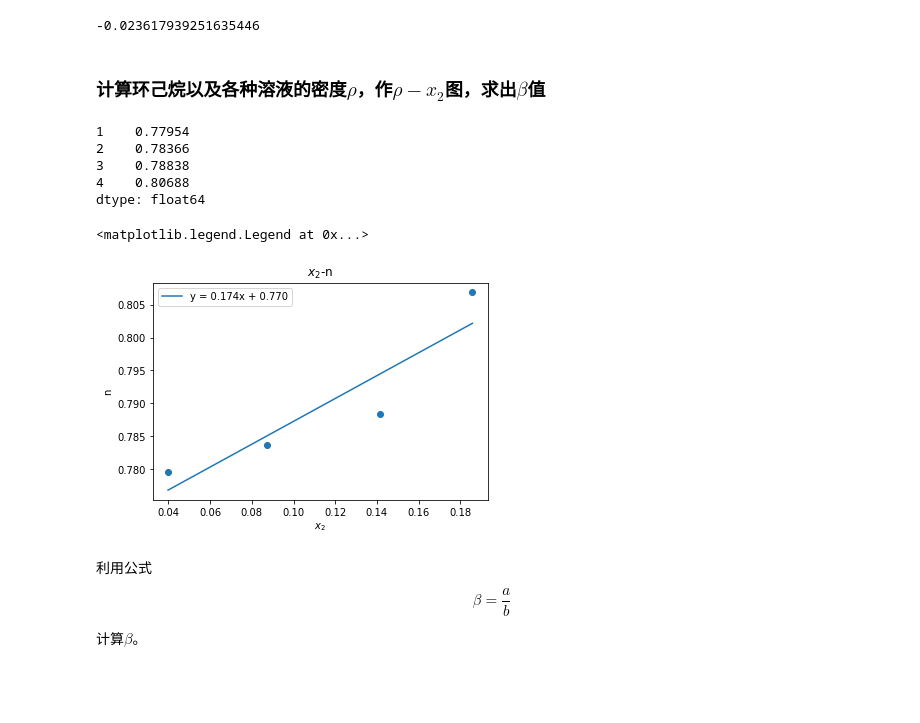
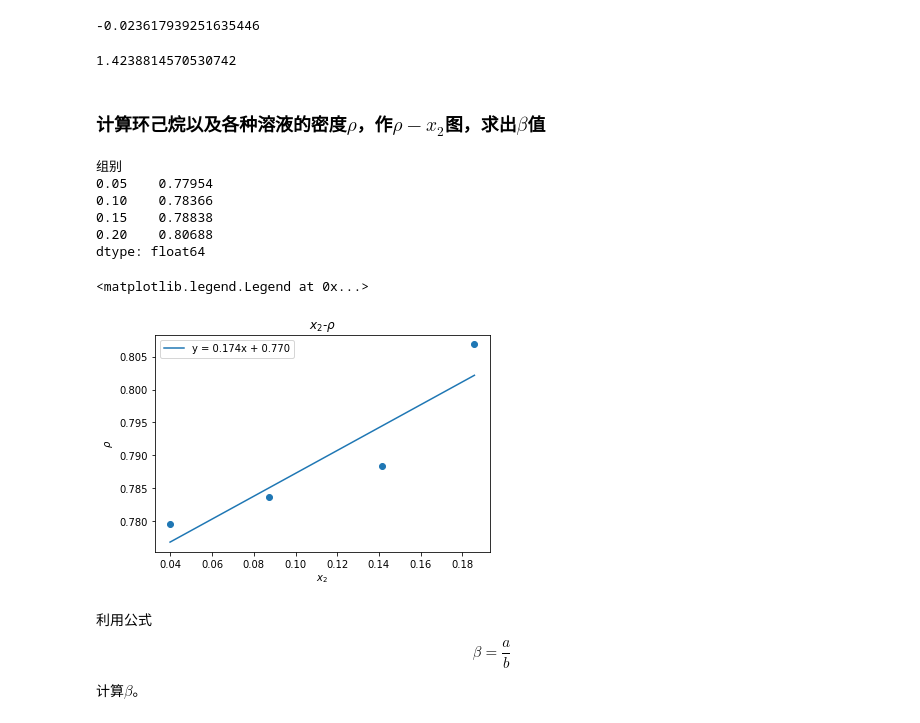
Before and after one commit to inclyc/physical-chemistry-exp, a Jupyter notebook: 偶极矩.ipynb, the cells around one changed output. Saved outputs shown, nothing was run; the diff lists cells and outputs as text; code cells hidden in the pictures; blank space fills up the shorter version.

```diff
--- a/偶极矩.ipynb
+++ b/偶极矩.ipynb
@@ -34,6 +34,6 @@ res # 此数据为应该量取的环己烷体积，单位mL
 import pandas as pd
 import os.path
 data_path = os.path.join('数据','偶极矩')
-weight_table = pd.read_csv(os.path.join(data_path, '重量.csv'))
+weight_table = pd.read_csv(os.path.join(data_path, '重量.csv'), index_col=0)
 weight_table
 # %% [output]
@@ -45,4 +46,4 @@ weight_table
 # %%
-n_table = pd.read_csv(os.path.join(data_path, '折射率.csv'))
+n_table = pd.read_csv(os.path.join(data_path, '折射率.csv'), index_col=0)
 n_table
 # %% [output]
@@ -55,4 +57,4 @@ n_table
 # %%
-rho_table = pd.read_csv(os.path.join(data_path, '密度.csv'))
+rho_table = pd.read_csv(os.path.join(data_path, '密度.csv'), index_col=0)
 rho_table
 # %% [output]
@@ -167,6 +172,11 @@ gamma = figure1_reg.coef_[0] / figure1_reg.intercept_
 gamma
 # %% [output]
 -0.023617939251635446
+# %%
+n1 = figure1_reg.intercept_
+n1
+# %% [output]
+1.4238814570530742
 # %% [markdown]
 ### 计算环己烷以及各种溶液的密度$\rho$，作$\rho-x_2$图，求出$\beta$值
 # %%
@@ -174,24 +184,25 @@ rho = rho_table['5mL质量'] - rho_table['空瓶质量']
 rho = rho[1:] / 5
 rho # 单位：g/mL
 # %% [output]
-1    0.77954
-2    0.78366
-3    0.78838
-4    0.80688
+组别
+0.05    0.77954
+0.10    0.78366
+0.15    0.78838
+0.20    0.80688
 dtype: float64
 # %%
 figure2_reg = model.fit(np.array(w['x']).reshape(-1, 1), rho)
-x_pred = np.linspace(w['x'][0], w['x'][3], 100).reshape(-1, 1)
+x_pred = np.linspace(w['x'].iloc[0], w['x'].iloc[3], 100).reshape(-1, 1)
 y_pred = figure2_reg.predict(x_pred)
 plt.plot(x_pred, y_pred, label='y = %.3fx + %.3f' % (figure2_reg.coef_[0], figure2_reg.intercept_))
 plt.scatter(w['x'], rho)
-plt.xlabel('$x_2$')
-plt.ylabel('n')
-plt.title('$x_2$-n')
+plt.xlabel(r'$x_2$')
+plt.ylabel(r'$\rho$')
+plt.title(r'$x_2$-$\rho$')
 plt.legend()
 # %% [output]
 <matplotlib.legend.Legend at 0x...>
-[figure, old version]
+[figure, new version]
 # %% [markdown]
 利用公式
 $$
```
Also changed, not shown: parts of 21 cells of this notebook.
